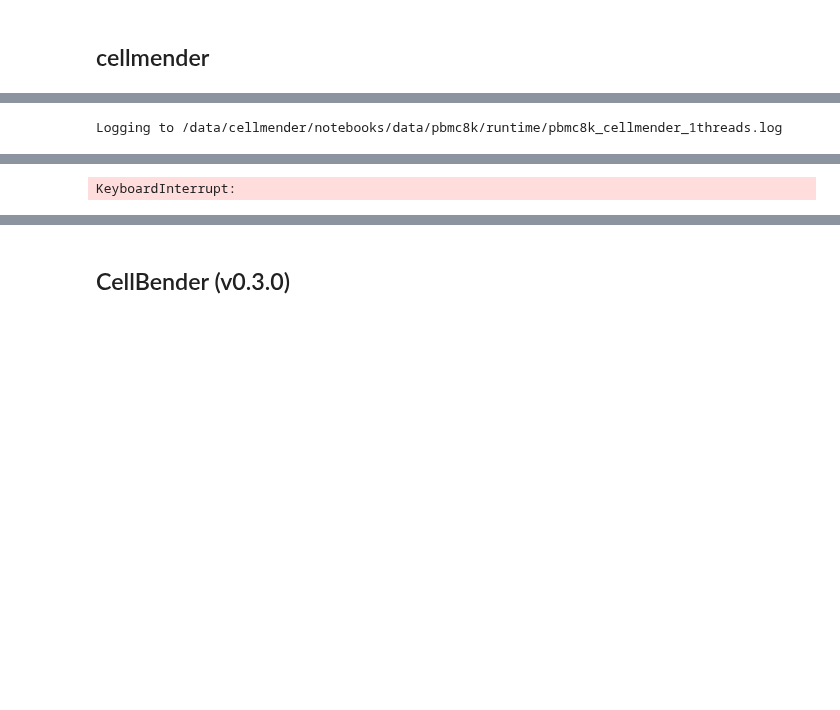
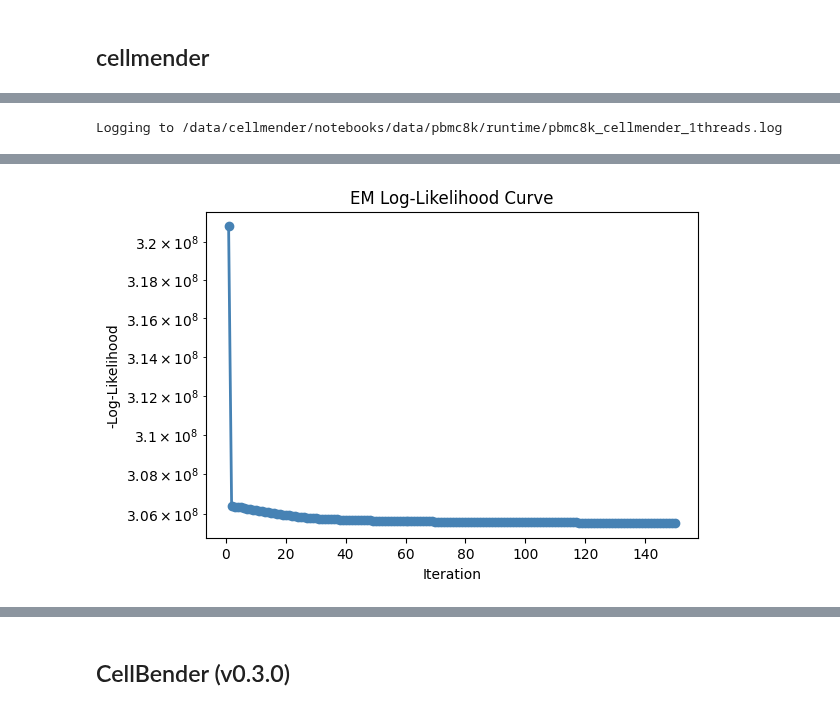
Before and after one commit to pachterlab/cellsweep, a Jupyter notebook: notebooks/runtime.ipynb, the cells around one changed output, grey strips where cells are left out. Cells and saved outputs as stored; diff of their text form; code cells hidden in the pictures; blank space fills up the shorter version.

Commit message:
updated runtime

```diff
--- a/notebooks/runtime.ipynb
+++ b/notebooks/runtime.ipynb
@@ -179,7 +104,7 @@ if "celltype" not in adata.obs.columns:
 start_time = time.perf_counter()
 _ = denoise_count_matrix(adata, adata_out=adata_path_cellmender, max_iter=cellmender_max_iter, beta=0.03, eps=1e-9, empty_droplet_method="threshold", expected_cells=expected_cells, cell_ambient_fraction=0.01, threads=threads, verbose=verbose, log_file=cellmender_log_file)
 cellmender_runtime = time.perf_counter() - start_time
-tool_to_runtime_dict[f"cellmender_{threads}thread"] = cellmender_runtime
+tool_to_runtime_dict[f"cellmender_{threads}threads"] = cellmender_runtime
 
 cm_utils.plot_cellmender_likelihood_over_epochs(log_path=cellmender_log_file, show=True)
 # %% [output]
@@ -193,4 +132,4 @@ Logging to /data/cellmender/notebooks/data/pbmc8k/runtime/pbmc8k_cellmender_1thr
-KeyboardInterrupt:
+[figure, added]
 # %%
 threads = 16
 
```
Also changed, not shown: parts of 16 cells of this notebook, 1 other file.
